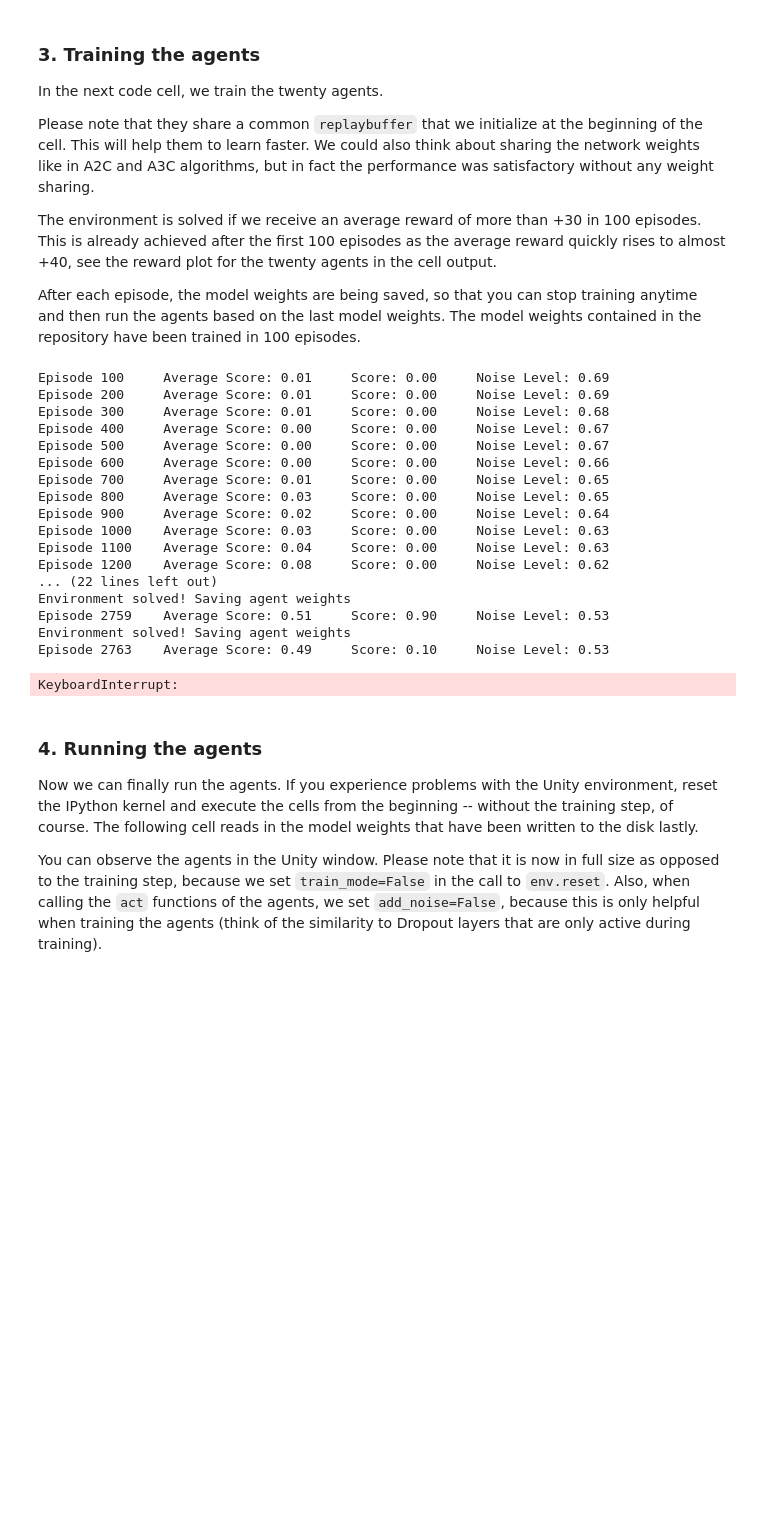
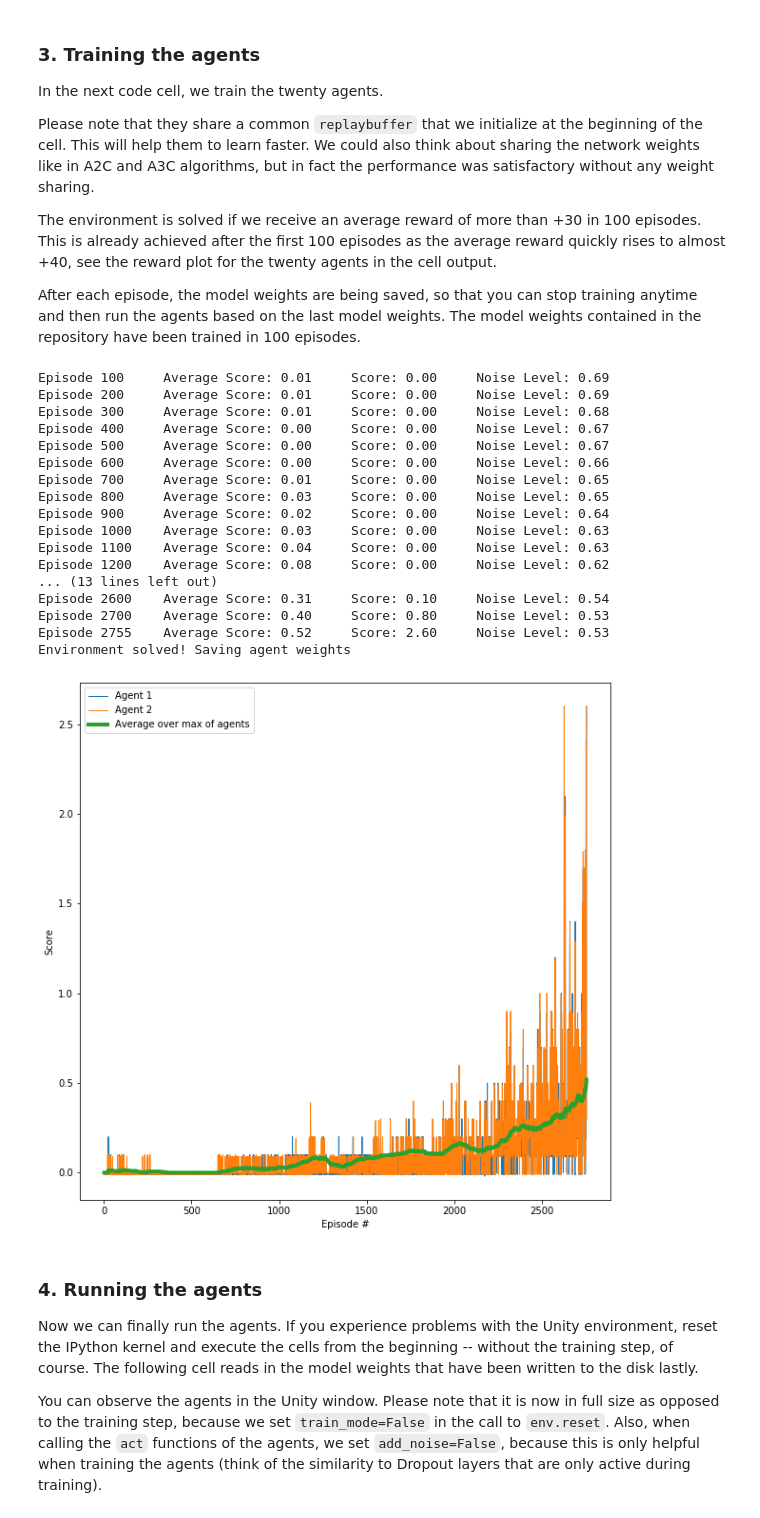
Before and after one commit to hullmann/multiagent-DDPG, a Jupyter notebook: Continuous_Control.ipynb, the cells around one changed output. Saved outputs shown, nothing was run; the diff lists cells and outputs as text; code cells hidden in the pictures; blank space fills up the shorter version.

Commit message:
successful run with reward plot

```diff
--- a/Continuous_Control.ipynb
+++ b/Continuous_Control.ipynb
@@ -168,45 +168,45 @@ def ddpg(n_episodes=2000, noise_level=NOISE_LEVEL, noise_decay=NOISE_DECAY):
 
         noise_level *= noise_decay
 
-        if np.mean(scores_deque) >= SOLUTION_THRESHOLD or True:
+        if np.mean(scores_deque) >= SOLUTION_THRESHOLD:
             print()
             print('Environment solved! Saving agent weights')
             for agentNr in range(0, NUM_AGENTS):
                 torch.save(agents.agents[agentNr].actor_local.state_dict(), 'model_weights/checkpoint_actor_{0}.pth'.format(agentNr))
                 torch.save(agents.agents[agentNr].critic_local.state_dict(), 'model_weights/checkpoint_critic_{0}.pth'.format(agentNr))
             break
 
     return scores
 
 scores = ddpg(n_episodes=10000)
 
 fig, ax = plt.subplots(1,1,figsize=(10,10))
 for agentNr in range(0, NUM_AGENTS):
-    plt.plot(np.arange(1, len(scores)+1), [score[agentNr] for score in scores], label='Agent {}'.format(agentNr), linewidth=1)
+    plt.plot(np.arange(1, len(scores)+1), [score[agentNr] for score in scores], label='Agent {}'.format(agentNr+1), linewidth=1)
 plt.plot(np.arange(1, len(scores)+1), [score[NUM_AGENTS] for score in scores], label='Average over max of agents', linewidth=4)
 plt.ylabel('Score')
 plt.xlabel('Episode #')
 ax.legend()
 plt.show()
 # %% [output]
 Episode 100     Average Score: 0.01     Score: 0.00     Noise Level: 0.69
 Episode 200     Average Score: 0.01     Score: 0.00     Noise Level: 0.69
 Episode 300     Average Score: 0.01     Score: 0.00     Noise Level: 0.68
 Episode 400     Average Score: 0.00     Score: 0.00     Noise Level: 0.67
 Episode 500     Average Score: 0.00     Score: 0.00     Noise Level: 0.67
 Episode 600     Average Score: 0.00     Score: 0.00     Noise Level: 0.66
 Episode 700     Average Score: 0.01     Score: 0.00     Noise Level: 0.65
 Episode 800     Average Score: 0.03     Score: 0.00     Noise Level: 0.65
 Episode 900     Average Score: 0.02     Score: 0.00     Noise Level: 0.64
 Episode 1000    Average Score: 0.03     Score: 0.00     Noise Level: 0.63
 Episode 1100    Average Score: 0.04     Score: 0.00     Noise Level: 0.63
 Episode 1200    Average Score: 0.08     Score: 0.00     Noise Level: 0.62
-... (22 lines left out)
+... (13 lines left out)
+Episode 2600    Average Score: 0.31     Score: 0.10     Noise Level: 0.54
+Episode 2700    Average Score: 0.40     Score: 0.80     Noise Level: 0.53
+Episode 2755    Average Score: 0.52     Score: 2.60     Noise Level: 0.53
 Environment solved! Saving agent weights
-Episode 2759    Average Score: 0.51     Score: 0.90     Noise Level: 0.53
-Environment solved! Saving agent weights
-Episode 2763    Average Score: 0.49     Score: 0.10     Noise Level: 0.53
-KeyboardInterrupt:
+[figure, added]
 # %% [markdown]
 ### 4. Running the agents
 
```
Also changed, not shown: 4 other files.
